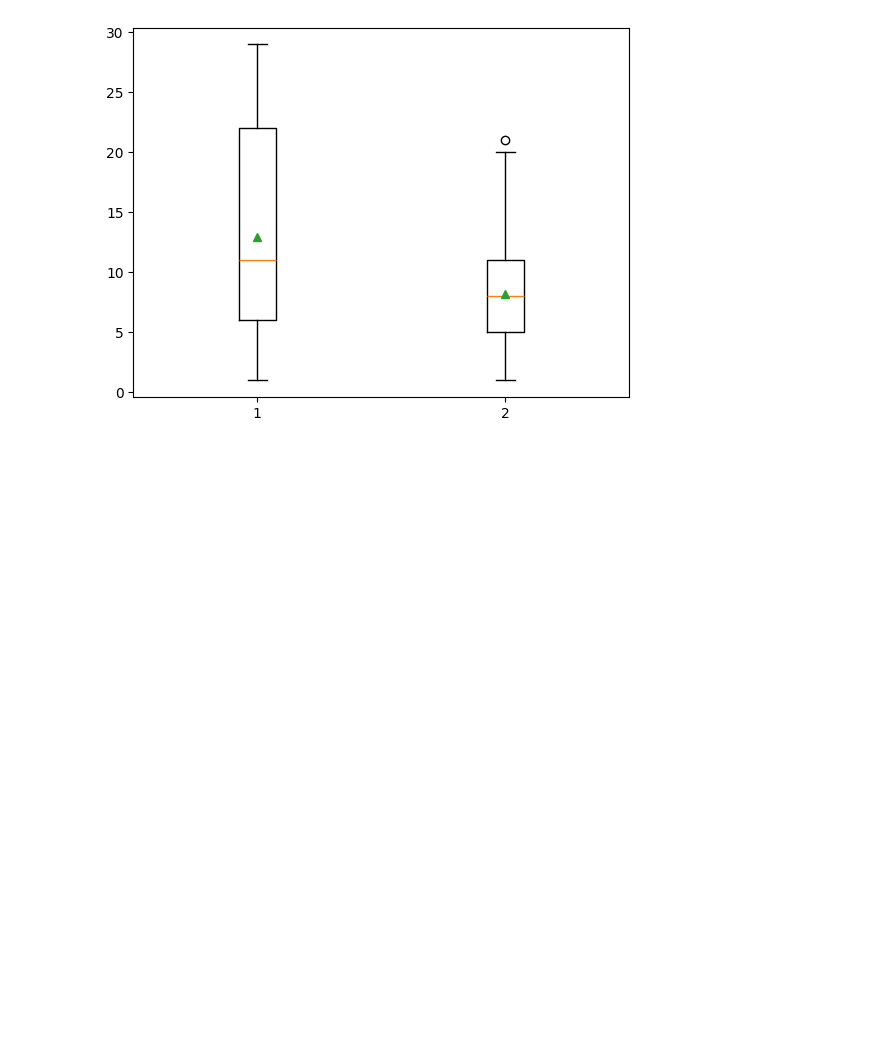
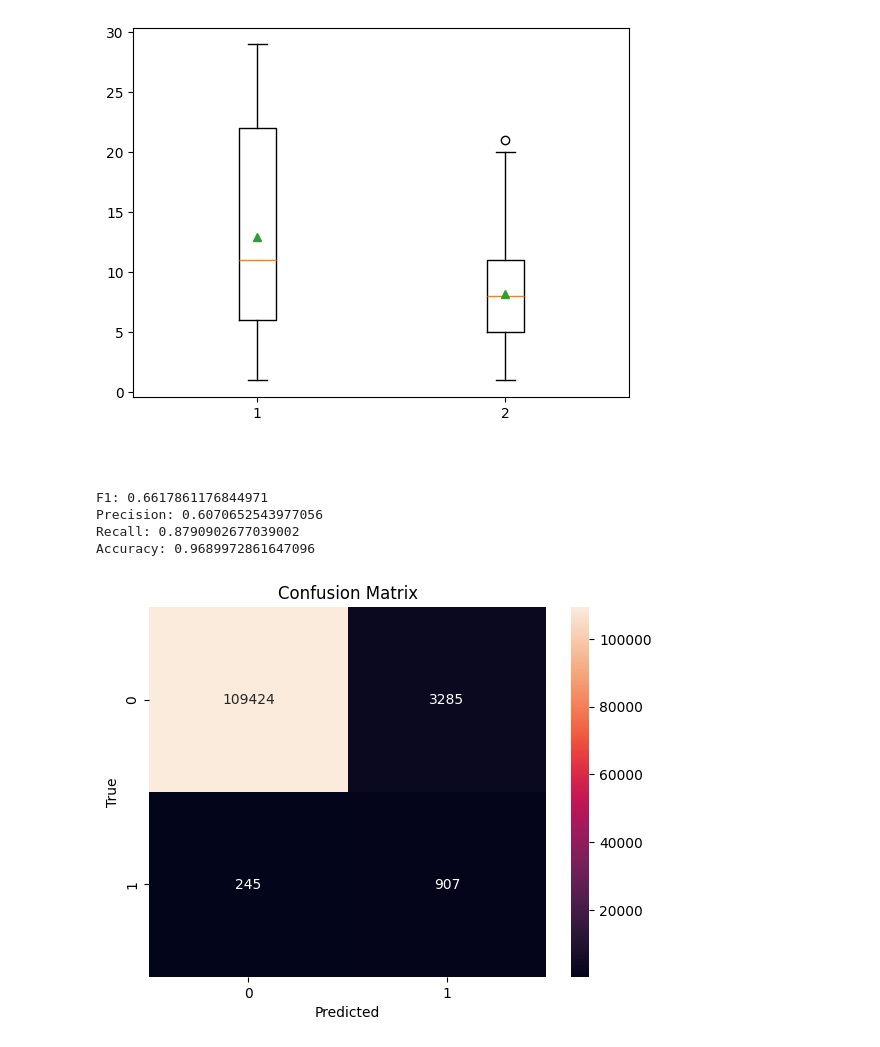
Before and after one commit to FaramirHurin/RL_Attack_September24, a Jupyter notebook: plots.ipynb, the cells around one changed output. Cells and saved outputs as stored; diff of their text form; code cells hidden in the pictures; blank space fills up the shorter version.

```diff
--- a/plots.ipynb
+++ b/plots.ipynb
@@ -158,3 +158,37 @@ plt.boxplot(all_n_transactions, showfliers=True, showmeans=True)
  'means': [<matplotlib.lines.Line2D at 0x...>,
   <matplotlib.lines.Line2D at 0x...>]}
 [figure]
+# %% [markdown]
+#
+# %%
+from banksys import Banksys
+banksys = Banksys.load()
+banksys.set_up_run({}, False)
+predicted, actual = banksys.test()
+# %%
+import matplotlib.pyplot as plt
+import seaborn as sns
+import numpy as np
+from sklearn.metrics import precision_score, recall_score, f1_score, accuracy_score, confusion_matrix
+
+accuracy = accuracy_score(actual, predicted)
+f1 = f1_score(actual, predicted, average="macro")
+precision = precision_score(actual, predicted, average="macro")
+recall = recall_score(actual, predicted, average="macro")
+confusion = confusion_matrix(actual, predicted)
+print(f"F1: {f1}")
+print(f"Precision: {precision}")
+print(f"Recall: {recall}")
+print(f"Accuracy: {accuracy}")
+
+sns.heatmap(confusion, annot=True, fmt="d")
+plt.xlabel("Predicted")
+plt.ylabel("True")
+plt.title("Confusion Matrix")
+plt.show()
+# %% [output]
+F1: 0.6617861176844971
+Precision: 0.6070652543977056
+Recall: 0.8790902677039002
+Accuracy: 0.9689972861647096
+[figure, added]
```
Also changed, not shown: parts of 2 cells of this notebook, 13 other files.
